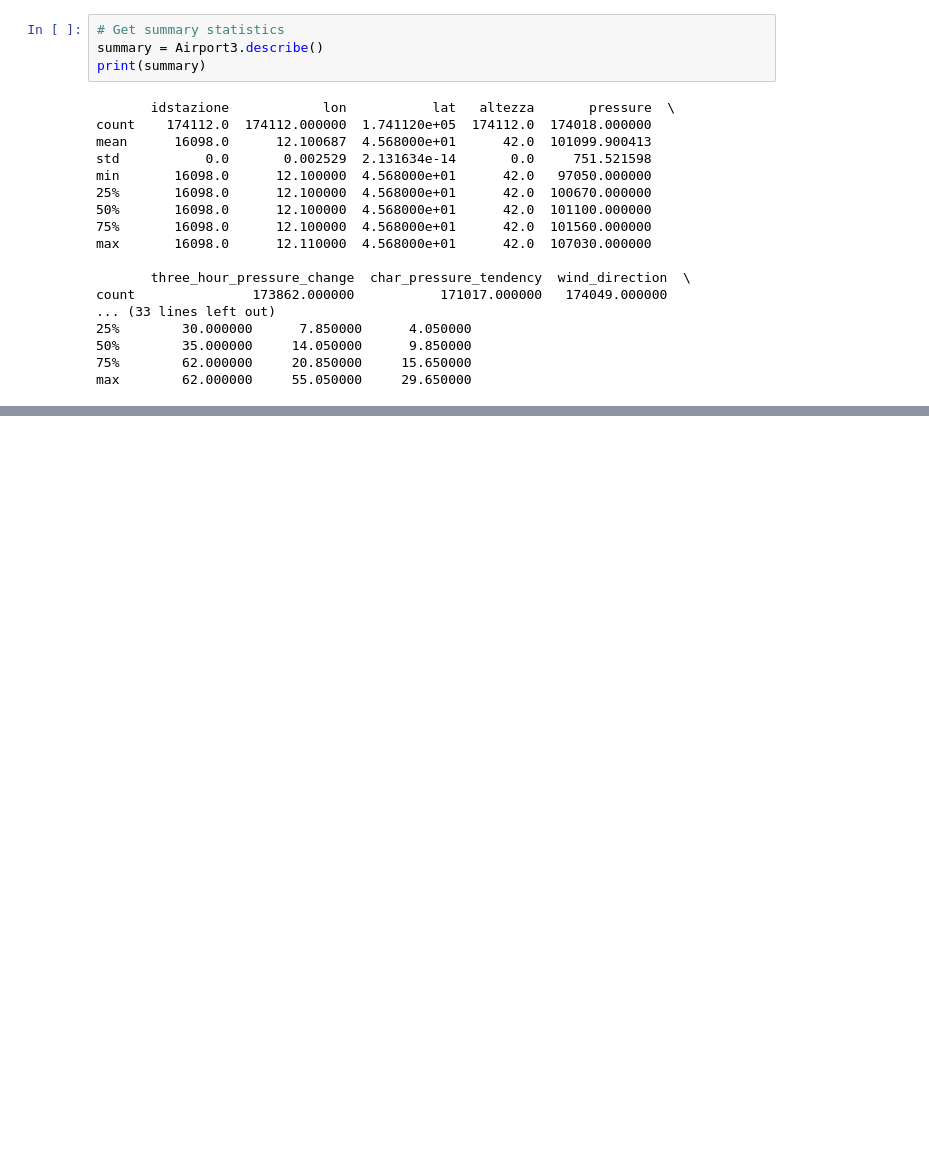
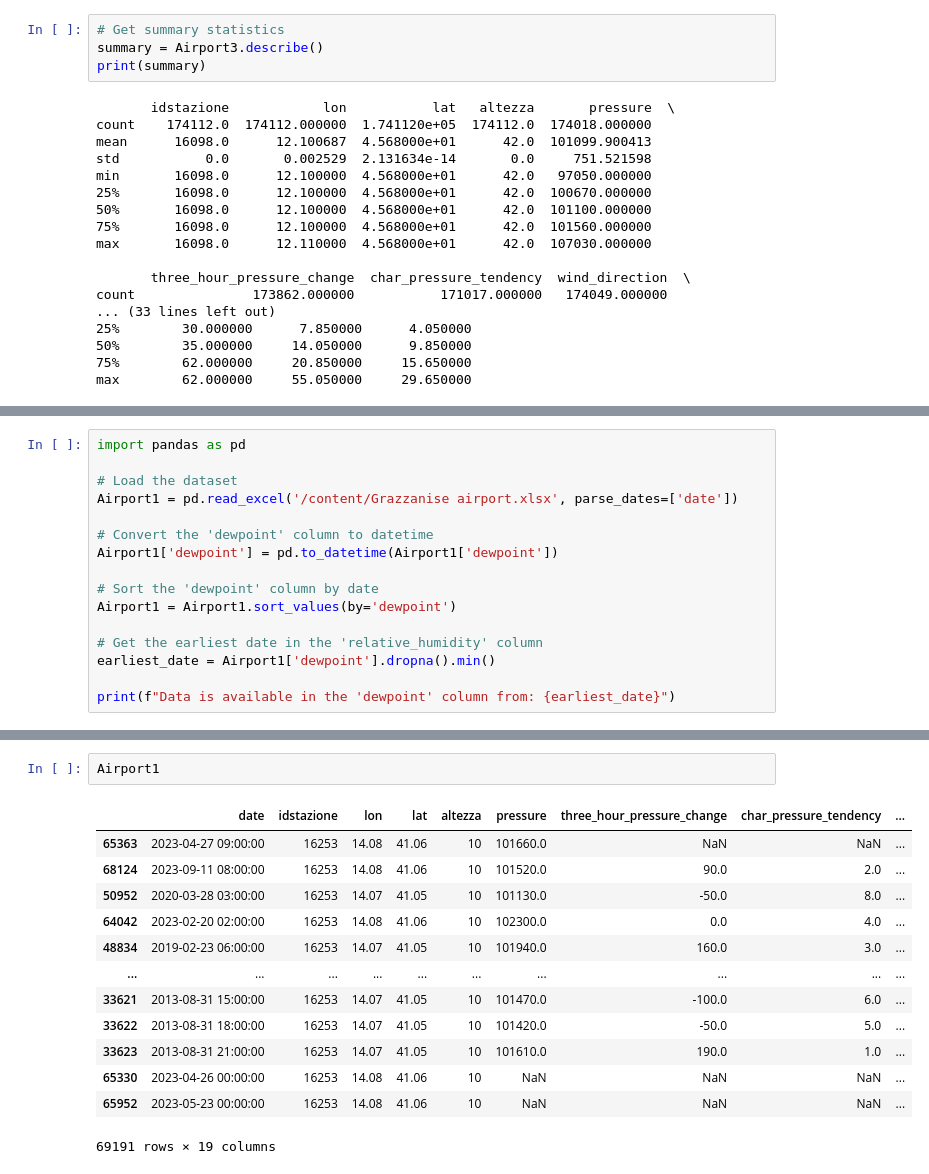
Before and after one commit to sreedharsiddhu/Project_ML-, a Jupyter notebook: Working_project_ML_.ipynb, the cells around one changed output, grey strips where cells are left out. Cells and saved outputs as stored; diff of their text form; blank space fills up the shorter version.

```diff
--- a/Working_project_ML_.ipynb
+++ b/Working_project_ML_.ipynb
@@ -352,0 +561,16 @@ max        62.000000     55.050000     29.650000
+# %%
+import pandas as pd
+
+# Load the dataset
+Airport1 = pd.read_excel('/content/Grazzanise airport.xlsx', parse_dates=['date'])
+
+# Convert the 'dewpoint' column to datetime
+Airport1['dewpoint'] = pd.to_datetime(Airport1['dewpoint'])
+
+# Sort the 'dewpoint' column by date
+Airport1 = Airport1.sort_values(by='dewpoint')
+
+# Get the earliest date in the 'relative_humidity' column
+earliest_date = Airport1['dewpoint'].dropna().min()
+
+print(f"Data is available in the 'dewpoint' column from: {earliest_date}")
@@ -352,0 +594,16 @@ max        62.000000     55.050000     29.650000
+# %%
+Airport1
+# %% [output]
+|  | date | idstazione | lon | lat | altezza | pressure | three_hour_pressure_change | char_pressure_tendency | ... |
+| 65363 | 2023-04-27 09:00:00 | 16253 | 14.08 | 41.06 | 10 | 101660.0 | NaN | NaN | ... |
+| 68124 | 2023-09-11 08:00:00 | 16253 | 14.08 | 41.06 | 10 | 101520.0 | 90.0 | 2.0 | ... |
+| 50952 | 2020-03-28 03:00:00 | 16253 | 14.07 | 41.05 | 10 | 101130.0 | -50.0 | 8.0 | ... |
+| 64042 | 2023-02-20 02:00:00 | 16253 | 14.08 | 41.06 | 10 | 102300.0 | 0.0 | 4.0 | ... |
+| 48834 | 2019-02-23 06:00:00 | 16253 | 14.07 | 41.05 | 10 | 101940.0 | 160.0 | 3.0 | ... |
+| ... | ... | ... | ... | ... | ... | ... | ... | ... | ... |
+| 33621 | 2013-08-31 15:00:00 | 16253 | 14.07 | 41.05 | 10 | 101470.0 | -100.0 | 6.0 | ... |
+| 33622 | 2013-08-31 18:00:00 | 16253 | 14.07 | 41.05 | 10 | 101420.0 | -50.0 | 5.0 | ... |
+| 33623 | 2013-08-31 21:00:00 | 16253 | 14.07 | 41.05 | 10 | 101610.0 | 190.0 | 1.0 | ... |
+| 65330 | 2023-04-26 00:00:00 | 16253 | 14.08 | 41.06 | 10 | NaN | NaN | NaN | ... |
+| 65952 | 2023-05-23 00:00:00 | 16253 | 14.08 | 41.06 | 10 | NaN | NaN | NaN | ... |
+69191 rows × 19 columns
```
Also changed, not shown: parts of 19 cells of this notebook.
